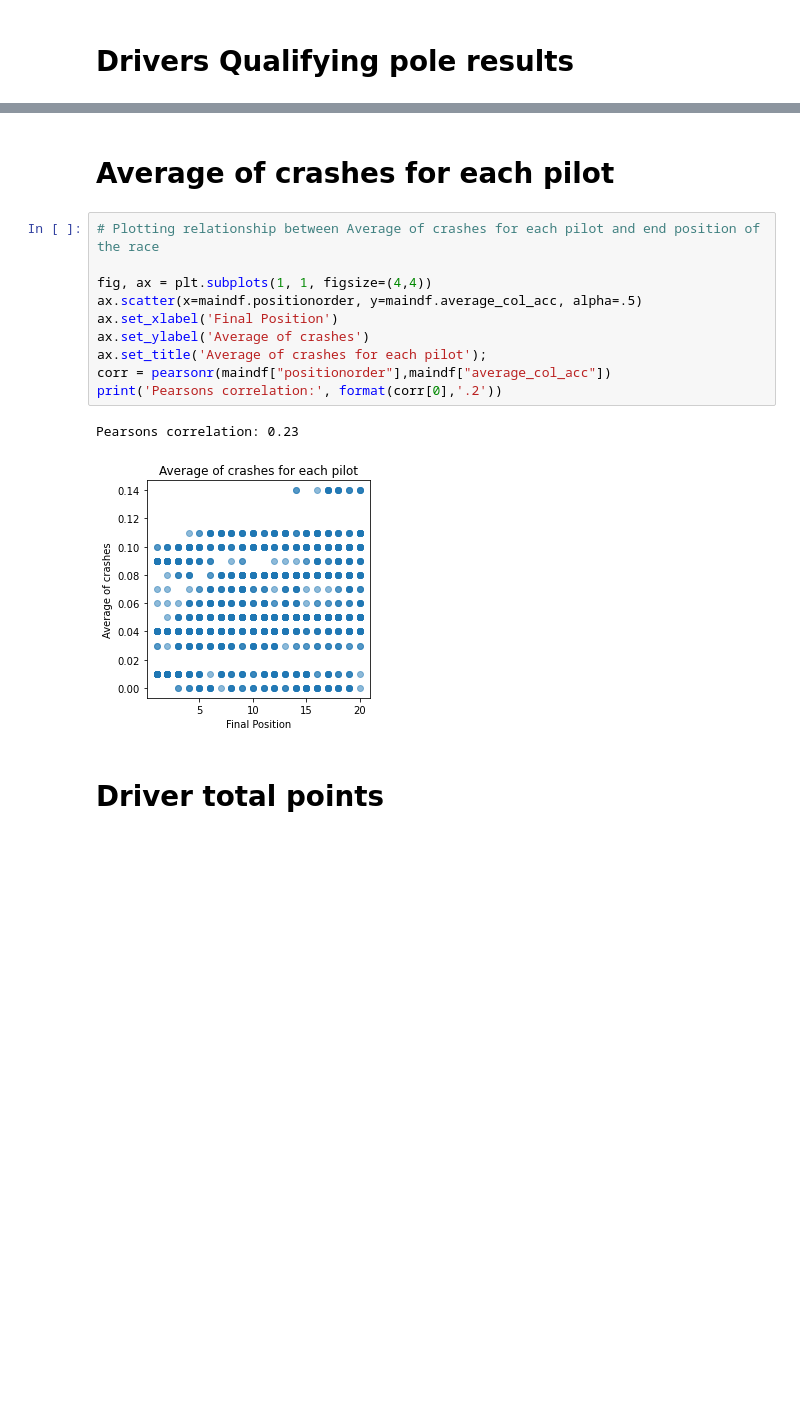
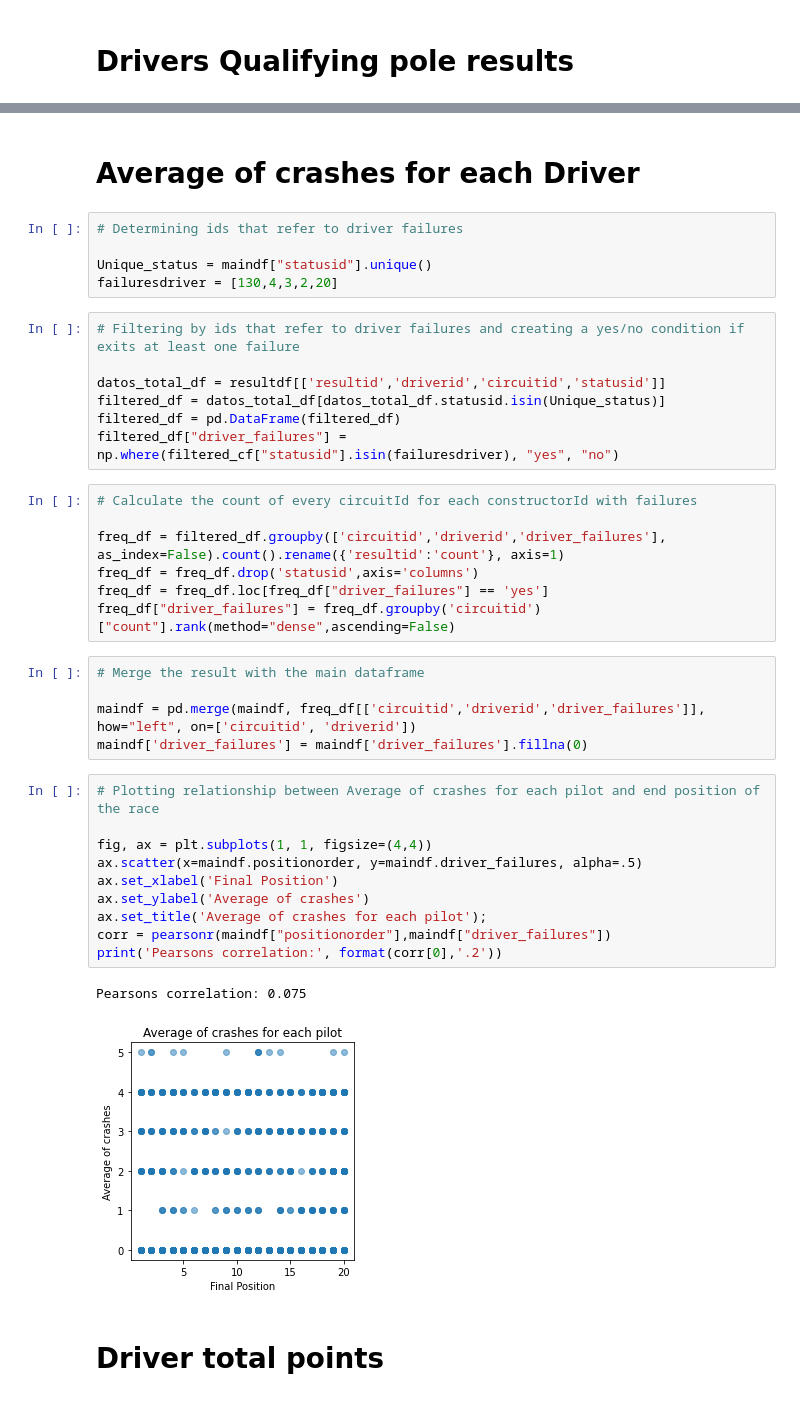
Before and after one commit to SeRoGaTa/FinalProject_Team_8, a Jupyter notebook: CleaningData/PreprocessingData.ipynb, the cells around one changed output, grey strips where cells are left out. Drawn from its saved outputs; the diff is of its cells as text; blank space fills up the shorter version.

```diff
--- a/CleaningData/PreprocessingData.ipynb
+++ b/CleaningData/PreprocessingData.ipynb
@@ -655,18 +628,42 @@ Pearsons correlation: 0.031
 # %% [markdown]
-# Average of crashes for each pilot
+# Average of crashes for each Driver
+# %%
+# Determining ids that refer to driver failures
+
+Unique_status = maindf["statusid"].unique()
+failuresdriver = [130,4,3,2,20]
+# %%
+# Filtering by ids that refer to driver failures and creating a yes/no condition if exits at least one failure
+
+datos_total_df = resultdf[['resultid','driverid','circuitid','statusid']]
+filtered_df = datos_total_df[datos_total_df.statusid.isin(Unique_status)]
+filtered_df = pd.DataFrame(filtered_df)
+filtered_df["driver_failures"] = np.where(filtered_cf["statusid"].isin(failuresdriver), "yes", "no")
+# %%
+# Calculate the count of every circuitId for each constructorId with failures
+
+freq_df = filtered_df.groupby(['circuitid','driverid','driver_failures'], as_index=False).count().rename({'resultid':'count'}, axis=1)
+freq_df = freq_df.drop('statusid',axis='columns')
+freq_df = freq_df.loc[freq_df["driver_failures"] == 'yes']
+freq_df["driver_failures"] = freq_df.groupby('circuitid')["count"].rank(method="dense",ascending=False)
+# %%
+# Merge the result with the main dataframe
+
+maindf = pd.merge(maindf, freq_df[['circuitid','driverid','driver_failures']], how="left", on=['circuitid', 'driverid'])
+maindf['driver_failures'] = maindf['driver_failures'].fillna(0)
 # %%
 # Plotting relationship between Average of crashes for each pilot and end position of the race
 
 fig, ax = plt.subplots(1, 1, figsize=(4,4))
-ax.scatter(x=maindf.positionorder, y=maindf.average_col_acc, alpha=.5)
+ax.scatter(x=maindf.positionorder, y=maindf.driver_failures, alpha=.5)
 ax.set_xlabel('Final Position')
 ax.set_ylabel('Average of crashes')
 ax.set_title('Average of crashes for each pilot');
-corr = pearsonr(maindf["positionorder"],maindf["average_col_acc"])
+corr = pearsonr(maindf["positionorder"],maindf["driver_failures"])
 print('Pearsons correlation:', format(corr[0],'.2'))
 # %% [output]
-Pearsons correlation: 0.23
+Pearsons correlation: 0.075
-[figure, old version]
+[figure, new version]
 # %% [markdown]
 # Driver total points
 # %%
```
Also changed, not shown: parts of 44 cells of this notebook.
